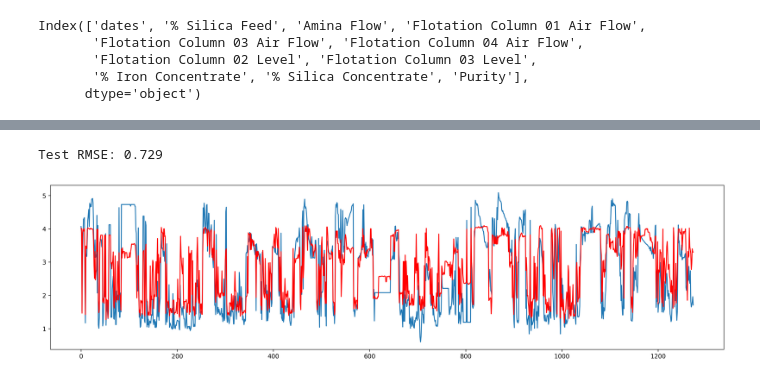
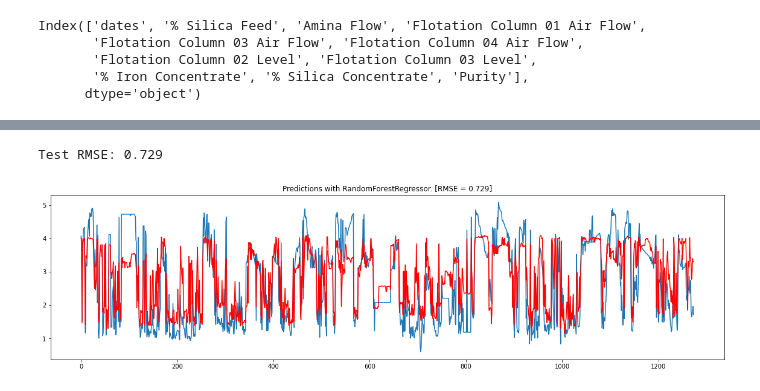
Before and after one commit to Malekkamoua/Quality-prediction-industry-4.0, a Jupyter notebook: 5_Forecasting | ML_models.ipynb, the cells around one changed output, grey strips where cells are left out. Cells and saved outputs as stored; diff of their text form; code cells hidden in the pictures.

```diff
--- a/5_Forecasting | ML_models.ipynb
+++ b/5_Forecasting | ML_models.ipynb
@@ -42,8 +42,9 @@ X_test, y_test = test_df[features], test_df[label]
 # %%
 from xgboost import XGBRegressor
 
-reg = XGBRegressor(n_estimators=300, learning_rate=0.01)
-reg.fit(X_train,
-        y_train,
-        eval_set=[(X_train, y_train), (X_test, y_test)],
-        eval_metric='mae')
+model = XGBRegressor(n_estimators=300, learning_rate=0.01, objective ='reg:linear', verbosity = 0)
+model.fit(X_train, y_train)
+
+predictions = model.predict(X_test)
+test_df = test_df.reset_index().drop('index', axis=1)
+test_df['xgboost_predictions'] = pd.Series(predictions)
@@ -69,22 +70,26 @@ XGBRegressor(learning_rate=0.01, n_estimators=300)
 # %%
-predictions = reg.predict(X_test)
+from sklearn.ensemble import RandomForestRegressor
+
+model = RandomForestRegressor(n_estimators=100,
+                                 max_features=1, oob_score=True)
+
+model.fit(X_train, y_train)
+
+predictions = model.predict(X_test)
 test_df = test_df.reset_index().drop('index', axis=1)
-test_df['predictions'] = pd.Series(predictions)
+test_df['randomeForest_predictions'] = pd.Series(predictions)
 # %%
-from matplotlib import pyplot
-from math import sqrt
-from sklearn.metrics import mean_squared_error
-
 fig, ax = plt.subplots(figsize=(20,5))
 
 # evaluate forecasts
 rmse = sqrt(mean_squared_error(test_df['% Silica Concentrate'], predictions))
 print('Test RMSE: %.3f' % rmse)
 
 # plot forecasts against actual outcomes
 pyplot.plot(test_df['% Silica Concentrate'])
 pyplot.plot(predictions, color='red')
+plt.title("Predictions with RandomForestRegressor [RMSE = %.3f]" % rmse)
 pyplot.show()
 # %% [output]
 Test RMSE: 0.729
-[figure, old version]
+[figure, new version]
```
Also changed, not shown: parts of 4 cells of this notebook.
